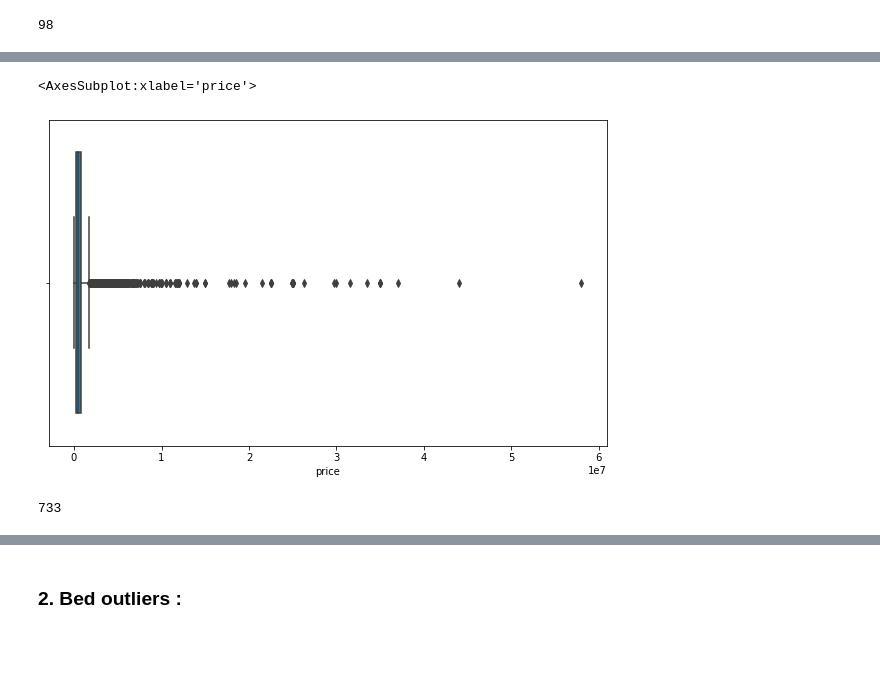
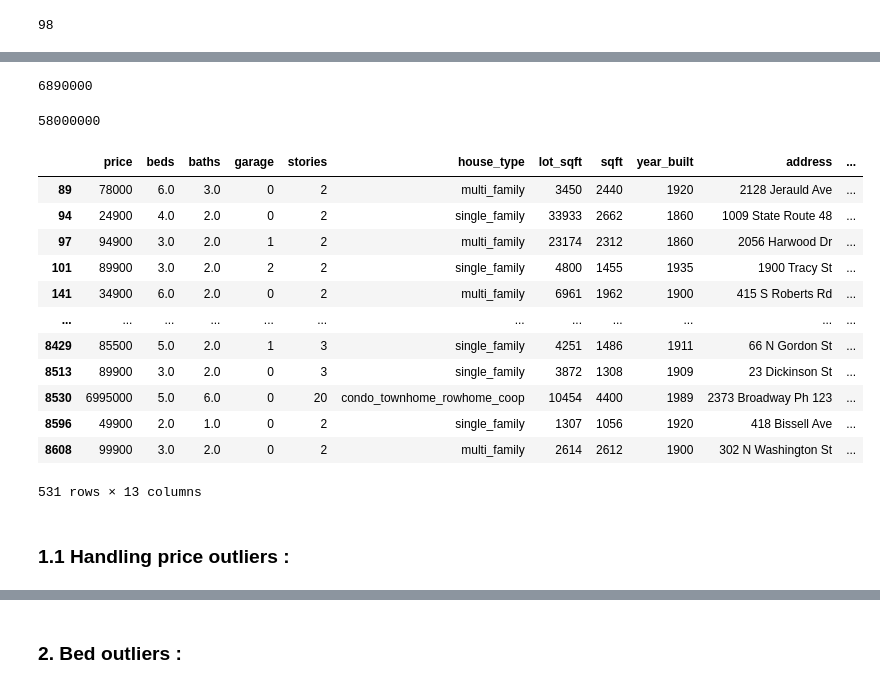
Before and after one commit to veronika8597/House_Price_Prediction, a Jupyter notebook: Cleaning_Data.ipynb, the cells around one changed output, grey strips where cells are left out. Cells and saved outputs as stored; diff of their text form; code cells hidden in the pictures; blank space fills up the shorter version.

```diff
--- a/Cleaning_Data.ipynb
+++ b/Cleaning_Data.ipynb
@@ -233,6 +237,0 @@ Q3
-# %%
-warnings.filterwarnings('ignore')
-sns.boxplot(df_clean.price)
-# %% [output]
-<AxesSubplot:xlabel='price'>
-[figure, removed]
@@ -241,4 +238,26 @@ price_outlier_rows = df_clean[(df_clean['price'] < Q1 - 1.5*IQR) | (df_clean['pr
-# %%
-len(price_outlier_rows)
-# %% [output]
-733
+# %%
+min(df_clean.price[price_outliers])
+# %% [output]
+6890000
+# %%
+max(df_clean.price[price_outliers])
+# %% [output]
+58000000
+# %%
+df_clean[(df_clean['price'] < 100000) | (df_clean['price'] > 6890000)]
+# %% [output]
+|  | price | beds | baths | garage | stories | house_type | lot_sqft | sqft | year_built | address | ... |
+| 89 | 78000 | 6.0 | 3.0 | 0 | 2 | multi_family | 3450 | 2440 | 1920 | 2128 Jerauld Ave | ... |
+| 94 | 24900 | 4.0 | 2.0 | 0 | 2 | single_family | 33933 | 2662 | 1860 | 1009 State Route 48 | ... |
+| 97 | 94900 | 3.0 | 2.0 | 1 | 2 | multi_family | 23174 | 2312 | 1860 | 2056 Harwood Dr | ... |
+| 101 | 89900 | 3.0 | 2.0 | 2 | 2 | single_family | 4800 | 1455 | 1935 | 1900 Tracy St | ... |
+| 141 | 34900 | 6.0 | 2.0 | 0 | 2 | multi_family | 6961 | 1962 | 1900 | 415 S Roberts Rd | ... |
+| ... | ... | ... | ... | ... | ... | ... | ... | ... | ... | ... | ... |
+| 8429 | 85500 | 5.0 | 2.0 | 1 | 3 | single_family | 4251 | 1486 | 1911 | 66 N Gordon St | ... |
+| 8513 | 89900 | 3.0 | 2.0 | 0 | 3 | single_family | 3872 | 1308 | 1909 | 23 Dickinson St | ... |
+| 8530 | 6995000 | 5.0 | 6.0 | 0 | 20 | condo_townhome_rowhome_coop | 10454 | 4400 | 1989 | 2373 Broadway Ph 123 | ... |
+| 8596 | 49900 | 2.0 | 1.0 | 0 | 2 | single_family | 1307 | 1056 | 1920 | 418 Bissell Ave | ... |
+| 8608 | 99900 | 3.0 | 2.0 | 0 | 2 | multi_family | 2614 | 2612 | 1900 | 302 N Washington St | ... |
+531 rows × 13 columns
+# %% [markdown]
+### 1.1 Handling price outliers :
```
Also changed, not shown: parts of 89 cells of this notebook, 2 other files.
